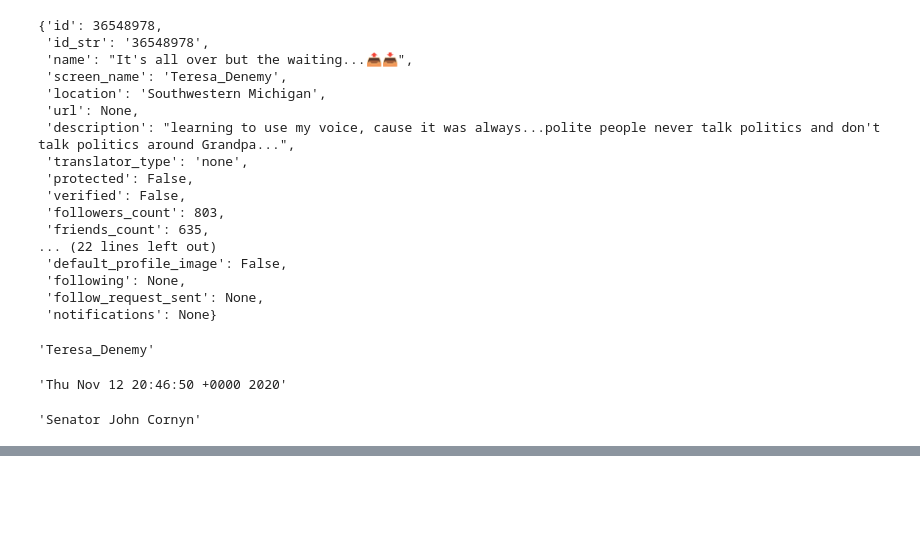
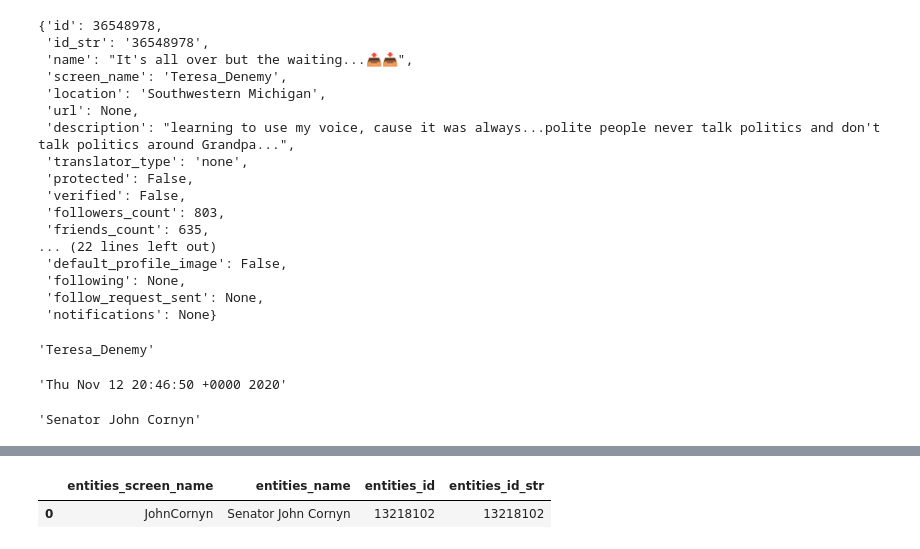
Before and after one commit to neylsoncrepalde/igti_fed_pratica, a Jupyter notebook: extract_analyze_tweets.ipynb, the cells around one changed output, grey strips where cells are left out. Cells and saved outputs as stored; diff of their text form; code cells hidden in the pictures; blank space fills up the shorter version.

```diff
--- a/extract_analyze_tweets.ipynb
+++ b/extract_analyze_tweets.ipynb
@@ -124,0 +219,19 @@ primeirotweet['retweeted_status']['entities']['user_mentions'][0]['name']
+# %%
+user_mentions = []
+
+for i in range(len(primeirotweet['entities']['user_mentions'])):
+    dicionariobase = primeirotweet['entities']['user_mentions'][i].copy()
+    dicionariobase.pop('indices', None)
+    df = pd.DataFrame(dicionariobase, index=[0])
+    df = df.rename(columns={
+        'screen_name': 'entities_screen_name',
+        'name' : 'entities_name',
+        'id' : 'entities_id',
+        'id_str' : 'entities_id_str'
+    })
+    user_mentions.append(df)
+# %%
+user_mentions[1]
+# %% [output]
+|  | entities_screen_name | entities_name | entities_id | entities_id_str |
+| 0 | JohnCornyn | Senator John Cornyn | 13218102 | 13218102 |
```
Also changed, not shown: parts of 26 cells of this notebook.
